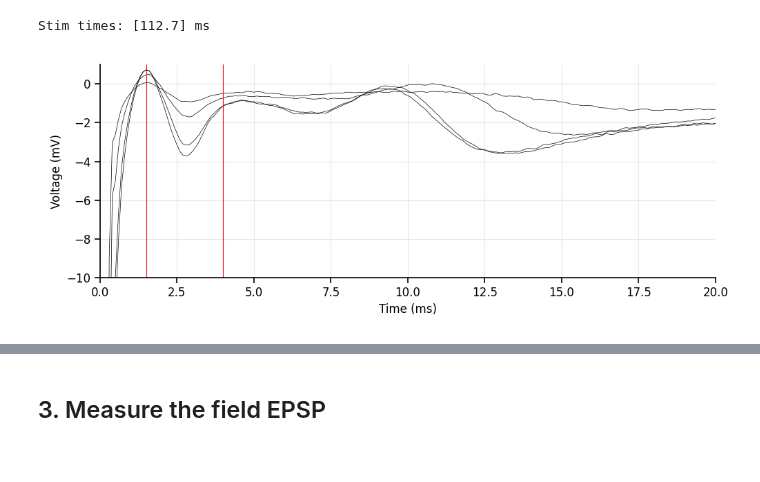
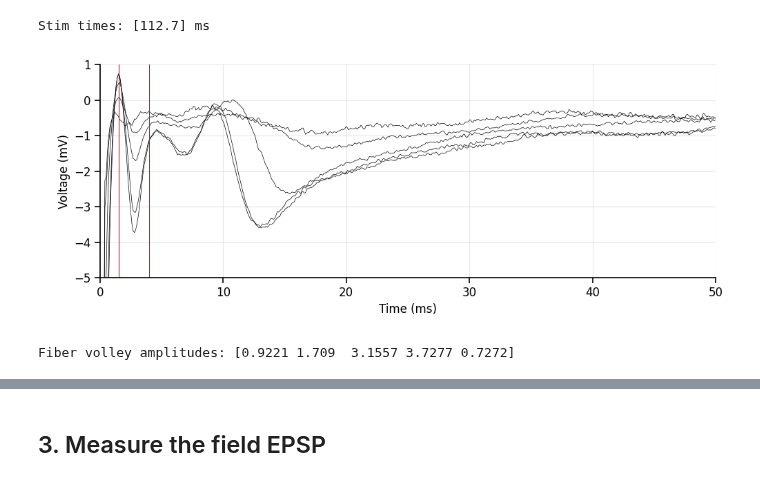
Before and after one commit to argalloni/CSHL_IonChannels2025, a Jupyter notebook: Analysis 16 - LFPs.ipynb, the cells around one changed output, grey strips where cells are left out. Saved outputs shown, nothing was run; the diff lists cells and outputs as text; code cells hidden in the pictures.

```diff
--- a/Analysis 16 - LFPs.ipynb
+++ b/Analysis 16 - LFPs.ipynb
@@ -42,9 +42,10 @@ You will also need to enter the stimulus currents you used for each recording, s
 data_files = ['data/8-LFPs/50uA.abf',
             'data/8-LFPs/100uA.abf',
             'data/8-LFPs/150uA.abf',
-            'data/8-LFPs/200uA.abf']
+            'data/8-LFPs/200uA.abf',
+            'data/8-LFPs/250uA.abf']
 
-stim_amplitudes = [50,100,150,200]
+stim_amplitudes = [50,100,150,200,250]
 # %% [markdown]
 Let's start by loading just one file and plot the raw data:
 # %%
@@ -133,11 +134,13 @@ Uncomment this cell block (highlight everything, then cmd+/ on macOS or ctrl+/ o
 # %%
 # Change this to True if you want to subtract the baseline from the sweeps.
 subtract_baseline = True
+baseline_start = 0
+baseline_end = 0.1
 # %%
 if subtract_baseline:
-    traces.subtract_baseline(start_time = 0,
-                             end_time = 0.1,
-                             time_units = 'ms',  # specify seconds (s), or milliseconds (ms)
+    traces.subtract_baseline(start_time = baseline_start,
+                             end_time = baseline_end,
+                             time_units = time_units,  # specify seconds (s), or milliseconds (ms)
                              channel = 'voltage')  # Options: 'current', 'voltage', 'all'
     %matplotlib widget
     ax1 = traces.plot(plot_voltage=True, plot_current=False, plot_ttl=False, time_units='ms', sweep='all')
@@ -158,22 +164,20 @@ The goal here is to only remove the noise with minimal distortion of the data, s
 # %%
-# Change this to True if you want to subtract the baseline from the sweeps.
-additional_filtering = False
-
 if additional_filtering:
     filtered_traces = traces
+
     # Step 1: Detrend the data to remove linear or constant trends.
-    # filtered_traces = filtered_traces.detrend(detrend_type='linear', num_segments=1)
+    filtered_traces = filtered_traces.detrend(detrend_type='linear', num_segments=1)
 
     # Step 2: Apply a highpass filter to remove low-frequency noise + lowpass to remove high-frequency noise
     filtered_traces = filtered_traces.filter(
         line_freq=60,    # Frequency (Hz) of electrical noise to remove: 50 Hz (in Europe) or 60 Hz (in the US).
-        width=0.1,         # Width (Hz) controls the width of frequency bands around the line frequency the filter cuts out.
-        highpass=0.01,   # Removes low-frequency drift. Set a value in Hz (e.g. 1 for 1 Hz).
-        lowpass=2000,    # Removes high-frequency noise. Set a value in Hz (e.g. 100 for 100 Hz).
+        width=0.01,         # Width (Hz) controls the width of frequency bands around the line frequency the filter cuts out.
+        highpass=None,   # Removes low-frequency drift. Set a value in Hz (e.g. 1 for 1 Hz).
+        lowpass=4000,    # Removes high-frequency noise. Set a value in Hz (e.g. 100 for 100 Hz).
         order=4)         # Controls sharpness of the filter. Higher = sharper cutoff.
 
     %matplotlib widget
-    ax = filtered_traces.plot(plot_voltage=False, plot_ttl=False)
+    ax = filtered_traces.plot(plot_voltage=True, plot_current=False)
     ax.set_title('After filtering', y=0.98)
     plt.show()
 # %% [markdown]
@@ -199,21 +203,21 @@ Stim times: [112.7] ms
 # %%
 # The start/end time just helps to zoom in on the traces.
 start_time = 0
-end_time = 20
-ylim = (-10,1)
+end_time = 50
+ylim = (-5,1)
 
 # The markers are important: the will define the window where we actually exctract peak current values from. Set them carefully.
 marker_1 = 1.5
 marker_2 = 4
 
 # ----------------------------------------------------------------------------------------------------------------------
 %matplotlib widget
 ax = cropped_traces.plot(plot_voltage=True, plot_current=False, time_units=time_units, sweep='all', marker_1=marker_1, marker_2=marker_2)
 ax.set_xlim(start_time,end_time)
 ax.set_ylim(ylim)
 plt.show()
 # %% [output]
-[figure, old version]
+[figure, new version]
 # %%
 measurement_type = 'min' # Options: 'mean', 'max', 'min', 'peak'
 
@@ -222,3 +226,6 @@ _, fiber_volley_amplitudes = cropped_traces.get_measurements(start_time=marker_1
                                                             measurement_type=measurement_type,
                                                             time_units=time_units, sweep='all')
 fiber_volley_amplitudes = np.abs(fiber_volley_amplitudes)
+print(f"Fiber volley amplitudes: {fiber_volley_amplitudes}")
+# %% [output]
+Fiber volley amplitudes: [0.9221 1.709  3.1557 3.7277 0.7272]
```
Also changed, not shown: parts of 7 cells of this notebook, 3 other files.
